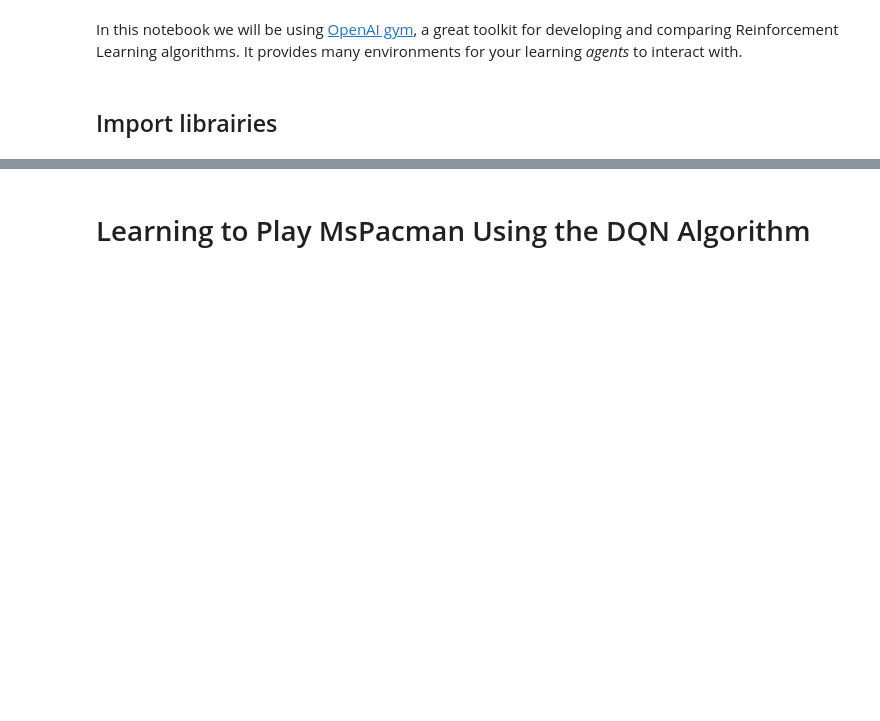
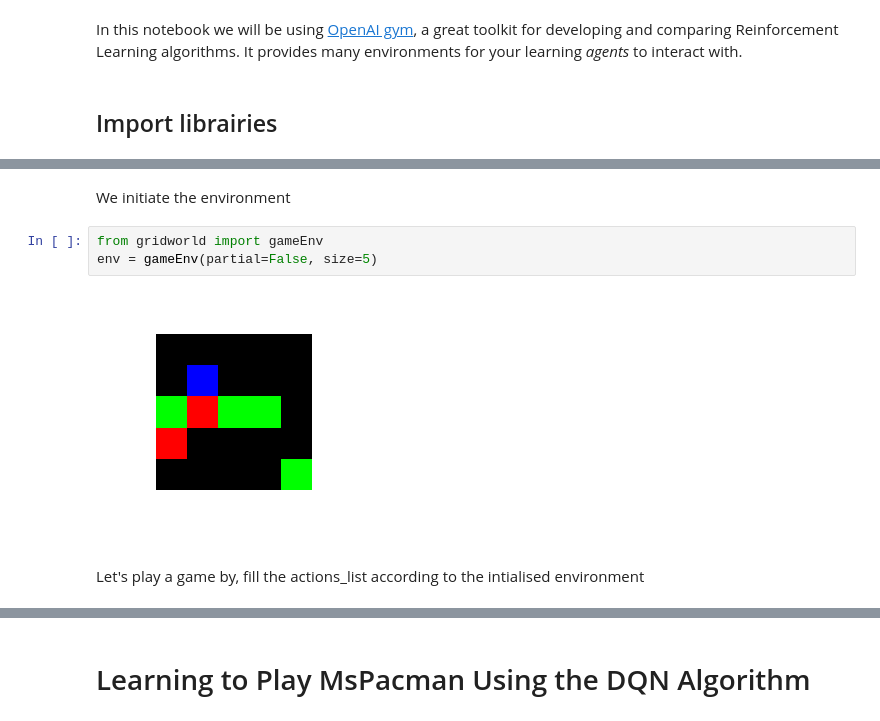
Before and after one commit to wikistat/AI-Frameworks, a Jupyter notebook: ReinforcementLearning/reinforcement_learning_DQN.ipynb, the cells around one changed output, grey strips where cells are left out. Drawn from its saved outputs; the diff is of its cells as text; blank space fills up the shorter version.

```diff
--- a/ReinforcementLearning/reinforcement_learning_DQN.ipynb
+++ b/ReinforcementLearning/reinforcement_learning_DQN.ipynb
@@ -239,0 +259,9 @@ Summary: mean=22.4, std=26.780170, min=0, max=220
+# %% [markdown]
+We initiate the environment
+# %%
+from gridworld import gameEnv
+env = gameEnv(partial=False, size=5)
+# %% [output]
+[figure, added]
+# %% [markdown]
+Let's play a game by, fill the actions_list according to the intialised environment
```
Also changed, not shown: parts of 47 cells of this notebook, 3 other files.
